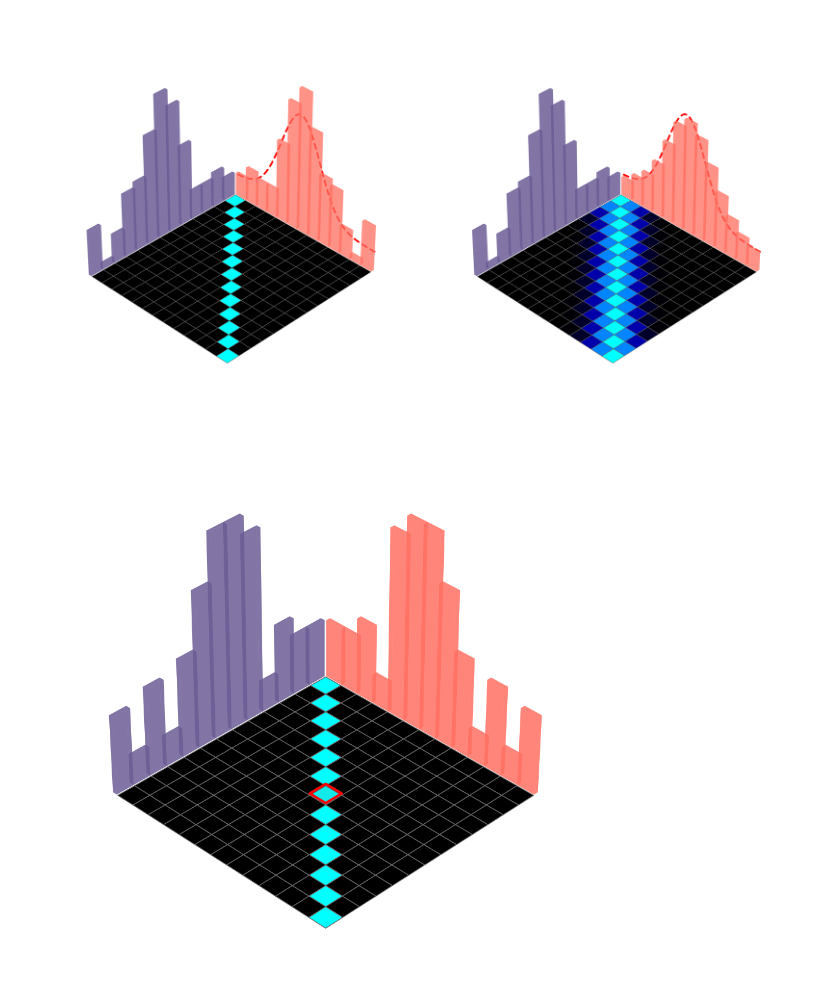
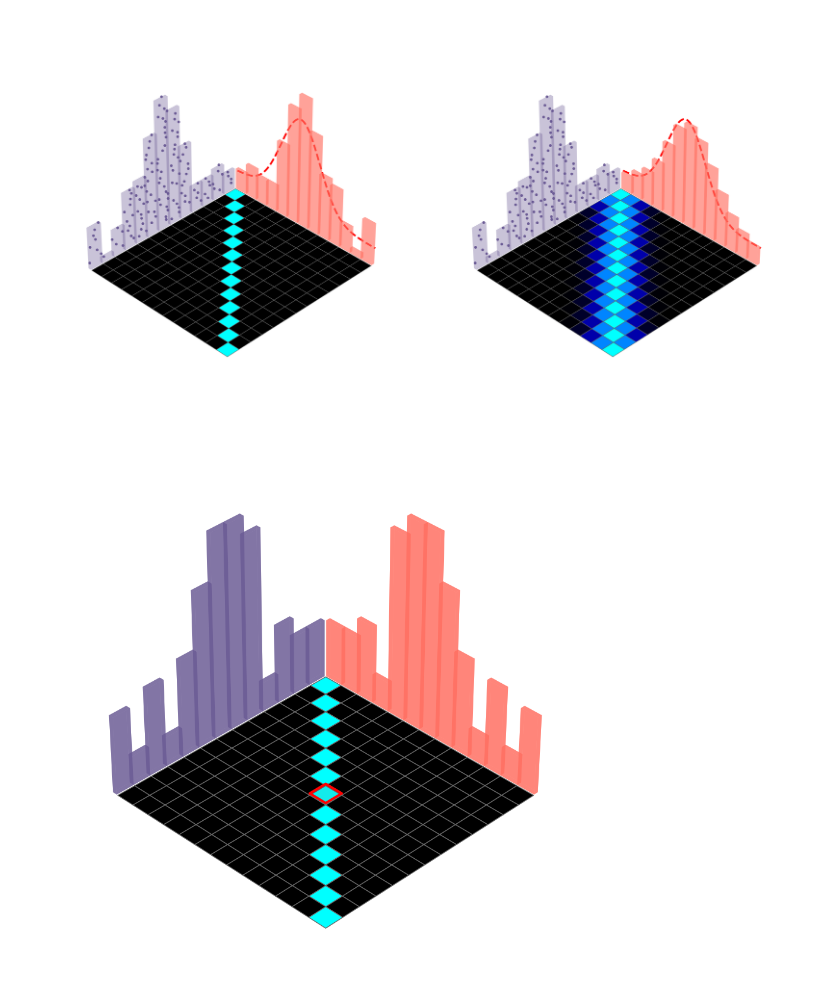
Before and after one commit to ch-tung/MLSR, a Jupyter notebook: binning/demo_histo_correlation.ipynb, the cells around one changed output. Cells and saved outputs as stored; diff of their text form; code cells hidden in the pictures.

Commit message:
updated figure

```diff
--- a/binning/demo_histo_correlation.ipynb
+++ b/binning/demo_histo_correlation.ipynb
@@ -43,7 +43,16 @@ xpos = x - 0.5*dx
 ypos = np.zeros_like(x)-0.8
 zpos = np.zeros_like(x)
 dz = heights
-ax.bar3d(xpos, ypos, zpos, dx, dy, dz, shade=False, alpha=0.6, color=color1)
+ax.bar3d(xpos, ypos, zpos, dx, dy, dz, shade=False, alpha=0.2, color=color1)
+
+# Randomly scatter counts within each bin along x (within [x[i]-0.5, x[i]+0.5])
+rng = np.random.default_rng(114514)  # use the same random seed for reproducibility
+for i, count in enumerate(counts):
+    if count > 0:
+        xs = rng.uniform(x[i] - 0.5, x[i] + 0.5, count)
+        ys = rng.uniform(-0.8, -0.8 + dy, count)
+        zs = np.arange(1, count + 1)
+        ax.scatter(xs, ys, zs, color=color1, s=30, alpha=1, edgecolor=color1, linewidth=0.5)
 
 # yz bars
 xpos_yz = np.zeros_like(y)-0.8
@@ -52,7 +61,7 @@ zpos_yz = np.zeros_like(y)
 dx_yz = dy
 dy_yz = dx
 dz_yz = smoothed
-ax.bar3d(xpos_yz, ypos_yz, zpos_yz, dx_yz, dy_yz, dz_yz, shade=False, alpha=0.5, color=color2)
+ax.bar3d(xpos_yz, ypos_yz, zpos_yz, dx_yz, dy_yz, dz_yz, shade=False, alpha=0.4, color=color2)
 x_curve = np.zeros_like(y_sm)  # place on the plane x≈0
 ax.plot(x_curve, y_sm+0.25, rate_sm_smoothed, linewidth=4, color='r', linestyle='dashed')
 
@@ -121,7 +130,16 @@ xpos = x - 0.5*dx
 ypos = np.zeros_like(x)-0.8
 zpos = np.zeros_like(x)
 dz = heights
-ax.bar3d(xpos, ypos, zpos, dx, dy, dz, shade=False, alpha=0.6, color=color1)
+ax.bar3d(xpos, ypos, zpos, dx, dy, dz, shade=False, alpha=0.2, color=color1)
+
+# Randomly scatter counts within each bin along x (within [x[i]-0.5, x[i]+0.5])
+rng = np.random.default_rng(114514)  # use the same random seed for reproducibility
+for i, count in enumerate(counts):
+    if count > 0:
+        xs = rng.uniform(x[i] - 0.5, x[i] + 0.5, count)
+        ys = rng.uniform(-0.8, -0.8 + dy, count)
+        zs = np.arange(1, count + 1)
+        ax.scatter(xs, ys, zs, color=color1, s=30, alpha=1, edgecolor=color1, linewidth=0.5)
 
 # yz bars
 xpos_yz = np.zeros_like(y)-0.8
@@ -130,7 +148,7 @@ zpos_yz = np.zeros_like(y)
 dx_yz = dy
 dy_yz = dx
 dz_yz = smoothed
-ax.bar3d(xpos_yz, ypos_yz, zpos_yz, dx_yz, dy_yz, dz_yz, shade=False, alpha=0.5, color=color2)
+ax.bar3d(xpos_yz, ypos_yz, zpos_yz, dx_yz, dy_yz, dz_yz, shade=False, alpha=0.4, color=color2)
 x_curve = np.zeros_like(y_sm)  # place on the plane x≈0
 ax.plot(x_curve, y_sm+0.25, rate_sm_smoothed, linewidth=4, color='r', linestyle='dashed')
 
@@ -159,34 +177,34 @@ for i in range(nx):
 # nonzero_x = np.where(W[center_y] > 0.05)[0]
 # if nonzero_x.size > 0:
 #     x_min = nonzero_x[0] - 0.5
 #     x_max = nonzero_x[-1] + 0.5
 #     y_min = center_y - 0.5
 #     y_max = center_y + 0.5
 #     z_rect = 0.2
 #     rect2 = art3d.Poly3DCollection([
 #         [
 #             [x_min, y_min, z_rect],
 #             [x_max, y_min, z_rect],
 #             [x_max, y_max, z_rect],
 #             [x_min, y_max, z_rect]
 #         ]
 #     ])
 #     rect2.set_facecolor((1, 0, 0, 0.08))
 #     rect2.set_edgecolor('red')
 #     rect2.set_linewidth(3)
 #     rect2.set_zsort('max')
 #     ax.add_collection3d(rect2)
 
 ax.set_xlabel("x (data bins)")
 ax.set_ylabel("y (evaluation grid)")
 ax.set_zlabel("I")
 ax.view_init(elev=35, azim=45)
 ax.set_xticks([]); ax.set_yticks([]); ax.set_zticks([])
 ax.set_axis_off()
 ax.grid(False)
 plt.tight_layout()
 # %% [output]
-[figure, old version]
+[figure, new version]
 # %%
 rng = np.random.default_rng(7)
 
```
